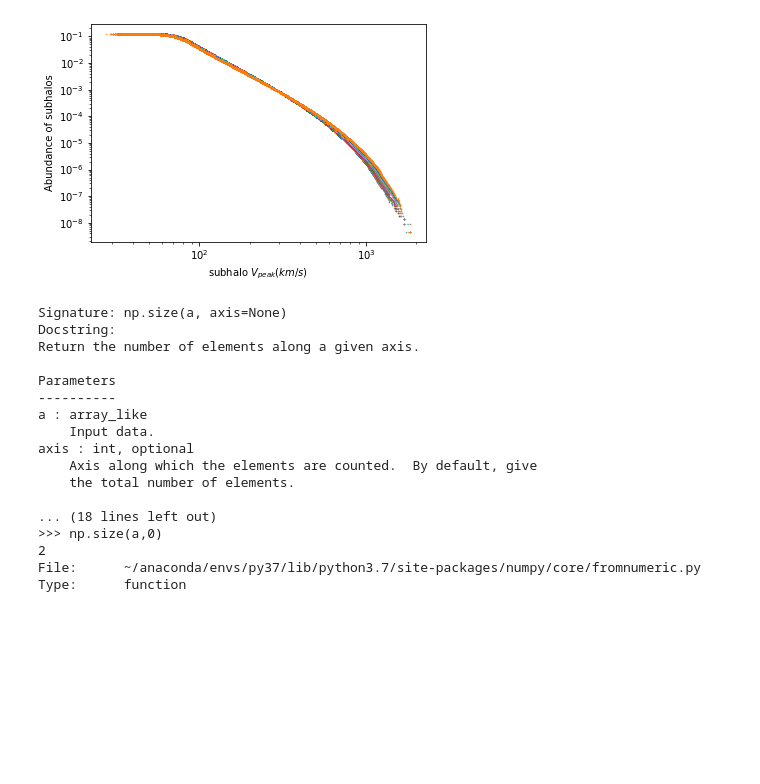
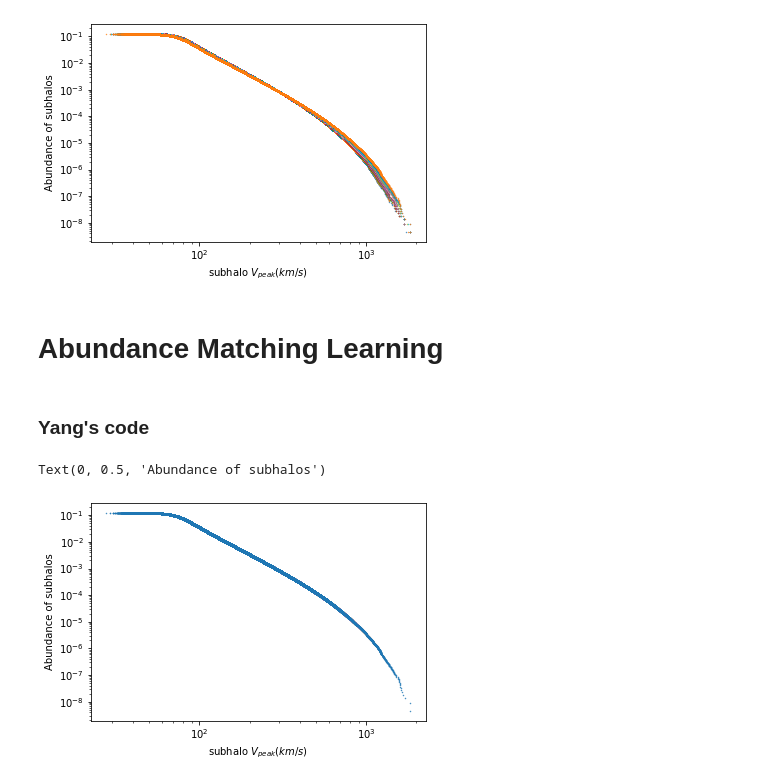
Before and after one commit to zhengyun0215/mock, a Jupyter notebook: loaddata.ipynb, the cells around one changed output. Drawn from its saved outputs; the diff is of its cells as text; code cells hidden in the pictures; blank space fills up the shorter version.

Commit message:
abundance matching comparing with Lei

```diff
--- a/loaddata.ipynb
+++ b/loaddata.ipynb
@@ -192,23 +191,3 @@ plt.ylabel(r'Abundance of subhalos')
 # %% [output]
 Text(0, 0.5, 'Abundance of subhalos')
 [figure]
-# %%
-np.size?
-# %% [output]
-Signature: np.size(a, axis=None)
-Docstring:
-Return the number of elements along a given axis.
-
-Parameters
-----------
-a : array_like
-    Input data.
-axis : int, optional
-    Axis along which the elements are counted.  By default, give
-    the total number of elements.
-
-... (18 lines left out)
->>> np.size(a,0)
-2
-File:      ~/anaconda/envs/py37/lib/python3.7/site-packages/numpy/core/fromnumeric.py
-Type:      function
@@ -217,0 +194,4 @@ nd_bin = calc_number_densities_in_bins(v_all,box_size, hbin)
+# %% [markdown]
+# Abundance Matching Learning
+# %% [markdown]
+### Yang's code
@@ -217,0 +201,9 @@ nd_bin = calc_number_densities_in_bins(v_all,box_size, hbin)
+# %%
+plt.scatter(v_all[11],nd_halos[11],s = 0.2)
+plt.xscale('log')
+plt.yscale('log')
+plt.xlabel(r'subhalo $ V_{peak} (km/s) $')
+plt.ylabel(r'Abundance of subhalos')
+# %% [output]
+Text(0, 0.5, 'Abundance of subhalos')
+[figure, added]
```
Also changed, not shown: parts of 24 cells of this notebook, 1 other file.
